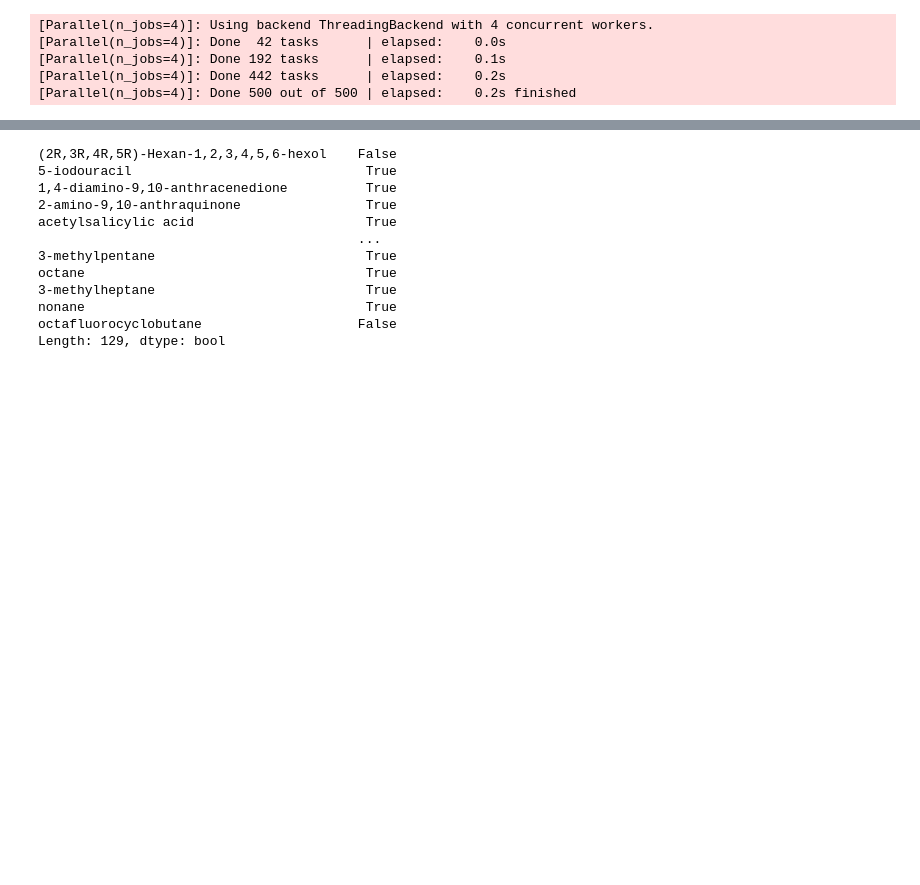
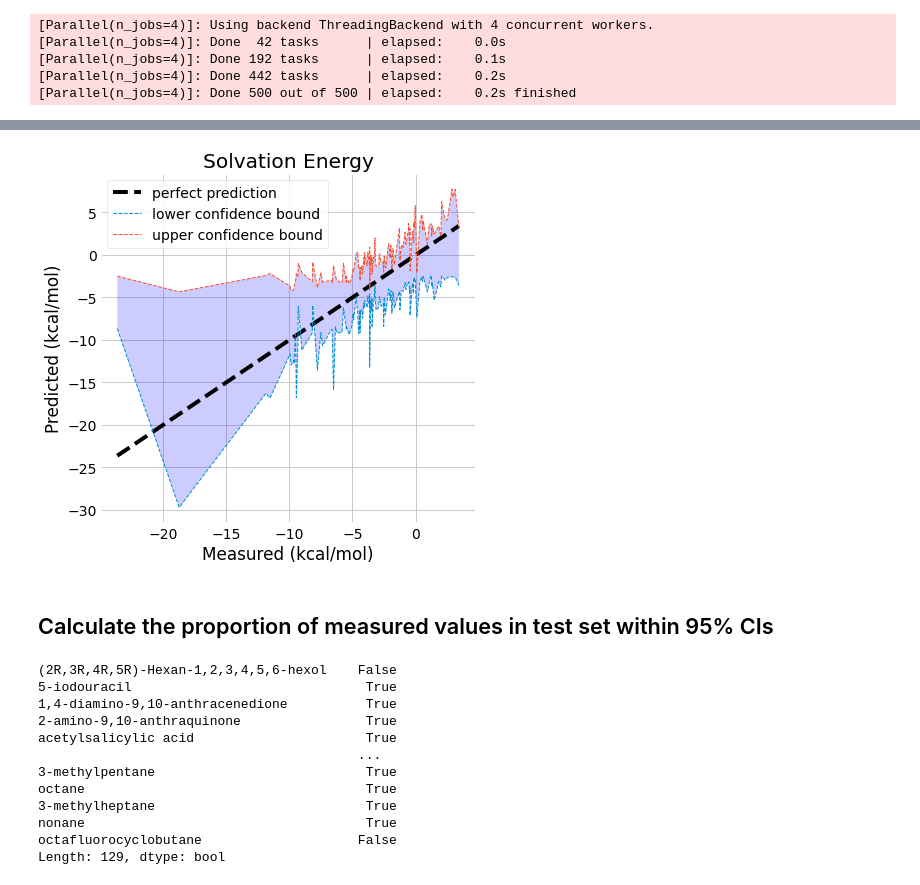
Before and after one commit to GeorgeBatch/moleculenet, a Jupyter notebook: notebooks/colab_reproducing_rf_ci.ipynb, the cells around one changed output, grey strips where cells are left out. Saved outputs shown, nothing was run; the diff lists cells and outputs as text; code cells hidden in the pictures; blank space fills up the shorter version.

```diff
--- a/notebooks/colab_reproducing_rf_ci.ipynb
+++ b/notebooks/colab_reproducing_rf_ci.ipynb
@@ -404,3 +446,24 @@ plt.show()
+# %%
+plt.figure(figsize=(6, 6))
+
+plt.plot([np.min(y_test), np.max(y_test)], [np.min(y_test), np.max(y_test)], 'k--', label='perfect prediction')
+
+plt.plot(CIs_df.y_test, CIs_df.lower, linewidth=1, linestyle='--', label='lower confidence bound')
+plt.plot(CIs_df.y_test, CIs_df.upper, linewidth=1, linestyle='--', label='upper confidence bound')
+plt.fill_between(CIs_df.y_test, CIs_df.upper, CIs_df.lower, facecolor='blue', alpha=0.2)
+
+plt.xlabel(f'Measured {datasets_to_units[dataset]}')
+plt.ylabel(f'Predicted {datasets_to_units[dataset]}')
+plt.title(f'{datasets_to_titles[dataset]}')
+
+plt.legend(loc='upper left')
+
+#plt.savefig(f'{PLOTS_DIR}/pubs_units_values.png', bbox_inches='tight')
+plt.show()
+# %% [output]
+[figure, added]
+# %% [markdown]
+## Calculate the proportion of measured values in test set within 95% CIs
 # %%
 within_cis = (CIs_df.lower <= CIs_df.y_test) & (CIs_df.y_test <= CIs_df.upper)
 within_cis
```
Also changed, not shown: parts of 17 cells of this notebook.
